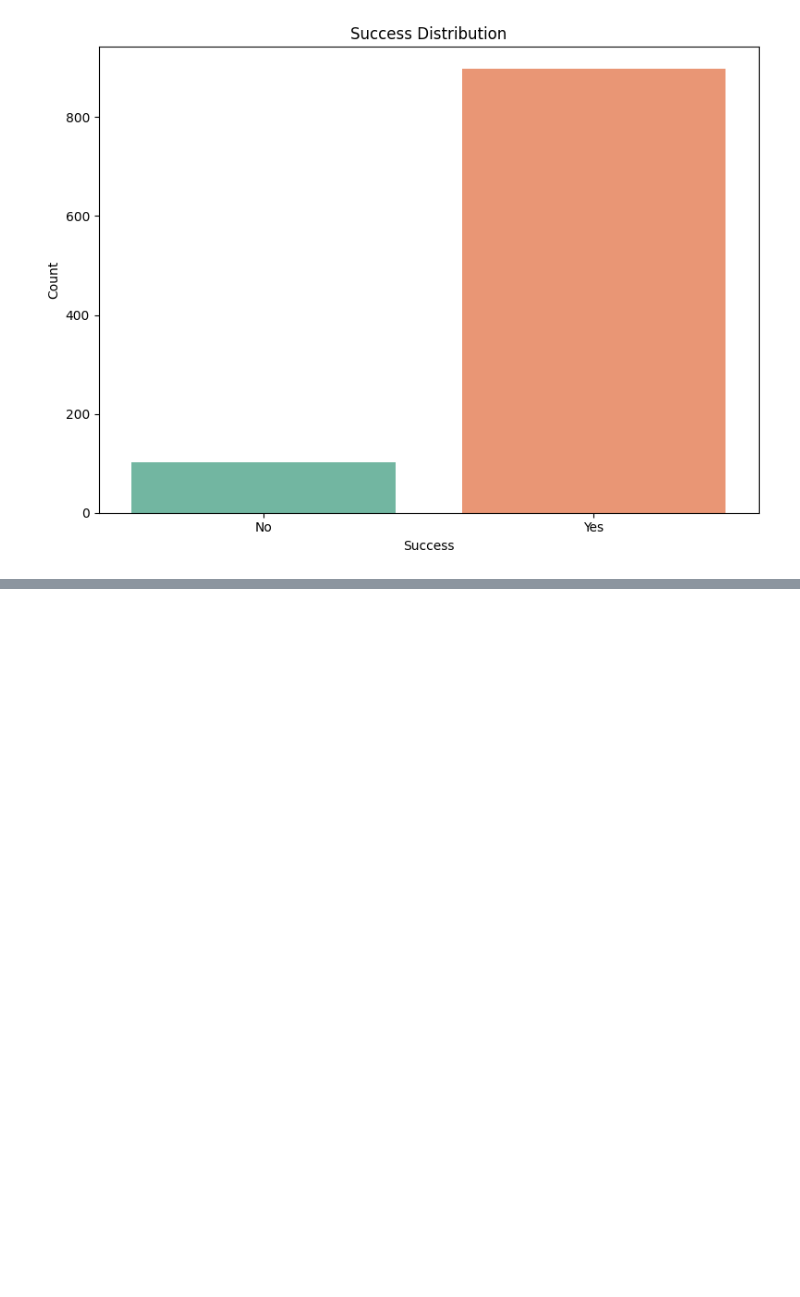
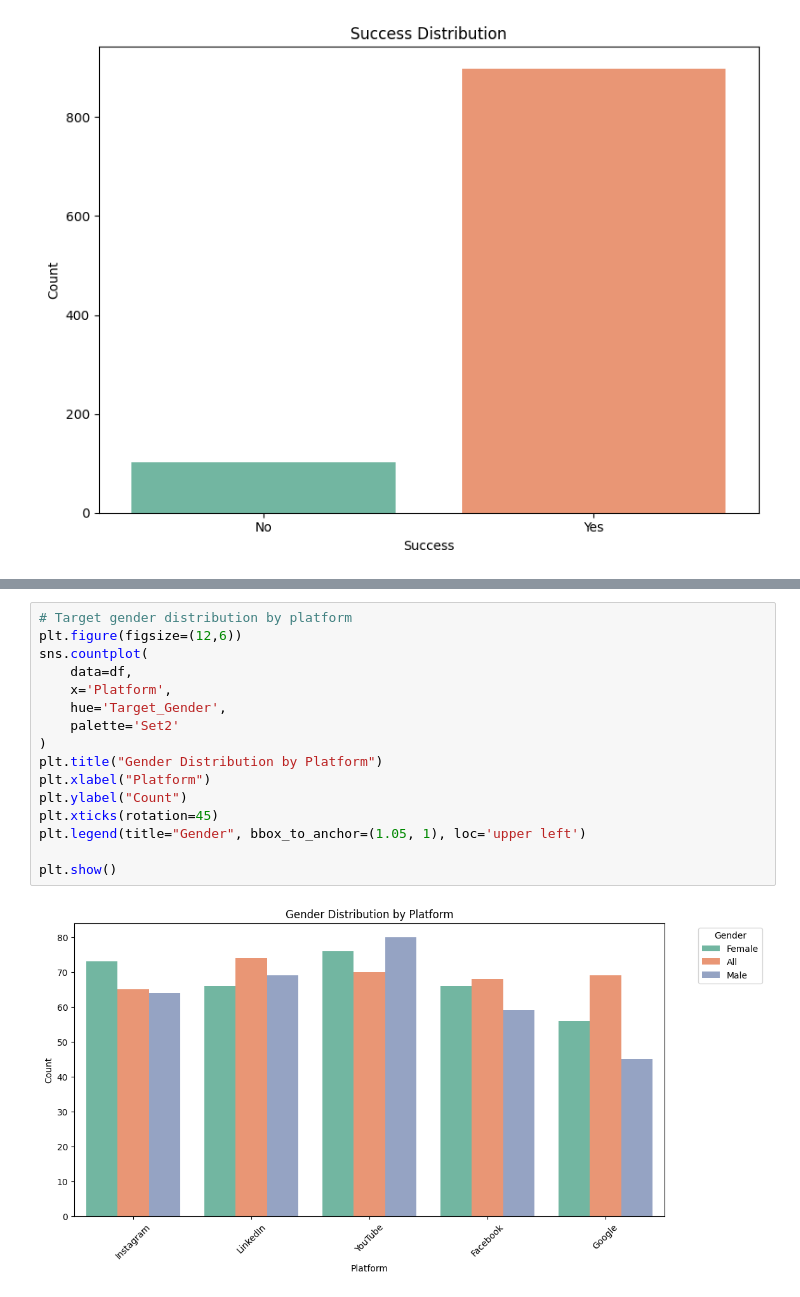
Before and after one commit to G-Bielokozowicz/Advertising-Campaign-Performance-Analysis, a Jupyter notebook: main.ipynb, the cells around one changed output, grey strips where cells are left out. Saved outputs shown, nothing was run; the diff lists cells and outputs as text; blank space fills up the shorter version.

```diff
--- a/main.ipynb
+++ b/main.ipynb
@@ -290,0 +309,18 @@ plt.show()
+# %%
+# Target gender distribution by platform
+plt.figure(figsize=(12,6))
+sns.countplot(
+    data=df,
+    x='Platform',
+    hue='Target_Gender',
+    palette='Set2'
+)
+plt.title("Gender Distribution by Platform")
+plt.xlabel("Platform")
+plt.ylabel("Count")
+plt.xticks(rotation=45)
+plt.legend(title="Gender", bbox_to_anchor=(1.05, 1), loc='upper left')
+
+plt.show()
+# %% [output]
+[figure, added]
```
Also changed, not shown: parts of 3 cells of this notebook.
